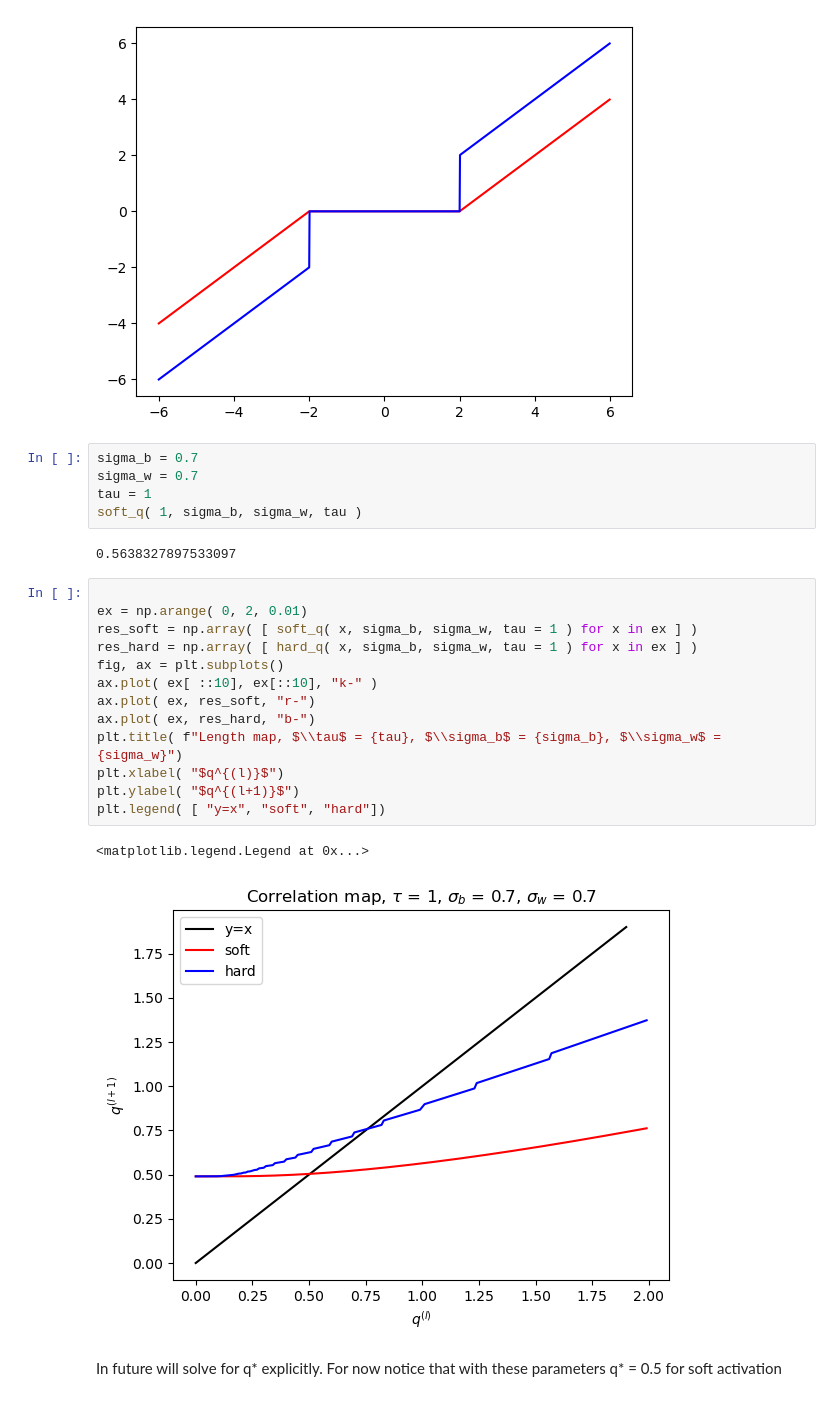
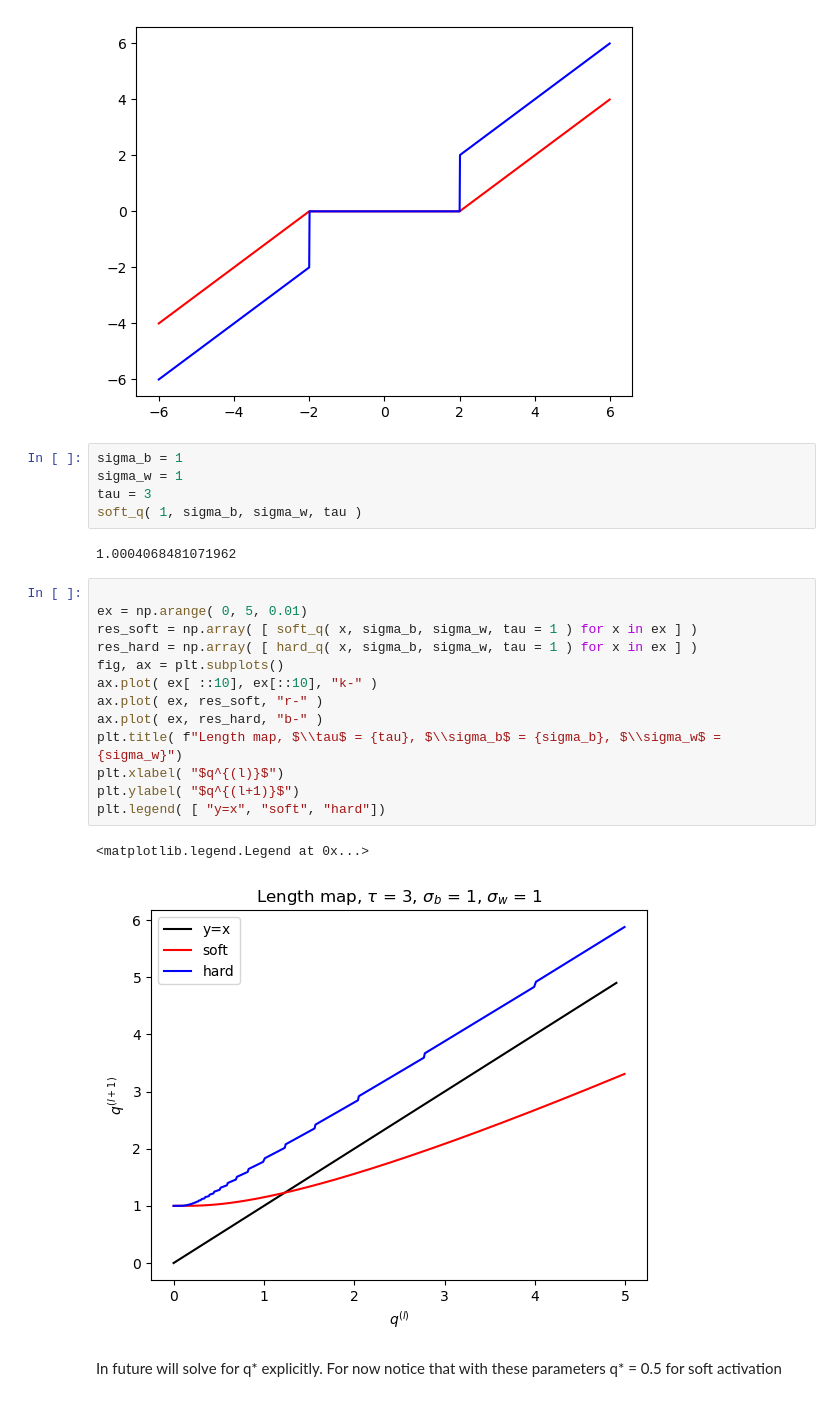
Before and after one commit to ndaultryball1/activation_sparsity, a Jupyter notebook: experiment.ipynb, the cells around one changed output. Saved outputs shown, nothing was run; the diff lists cells and outputs as text.

```diff
--- a/experiment.ipynb
+++ b/experiment.ipynb
@@ -17,28 +21,28 @@ plt.plot( x_axis, res_hard , "b-" )
 [<matplotlib.lines.Line2D at 0x...>]
 [figure]
 # %%
-sigma_b = 0.7
-sigma_w = 0.7
-tau = 1
+sigma_b = 1
+sigma_w = 1
+tau = 3
 soft_q( 1, sigma_b, sigma_w, tau )
 # %% [output]
-0.5638327897533097
+1.0004068481071962
 # %%
 
-ex = np.arange( 0, 2, 0.01)
+ex = np.arange( 0, 5, 0.01)
 res_soft = np.array( [ soft_q( x, sigma_b, sigma_w, tau = 1 ) for x in ex ] )
 res_hard = np.array( [ hard_q( x, sigma_b, sigma_w, tau = 1 ) for x in ex ] )
 fig, ax = plt.subplots()
 ax.plot( ex[ ::10], ex[::10], "k-" )
-ax.plot( ex, res_soft, "r-")
-ax.plot( ex, res_hard, "b-")
+ax.plot( ex, res_soft, "r-" )
+ax.plot( ex, res_hard, "b-" )
 plt.title( f"Length map, $\\tau$ = {tau}, $\\sigma_b$ = {sigma_b}, $\\sigma_w$ = {sigma_w}")
 plt.xlabel( "$q^{(l)}$")
 plt.ylabel( "$q^{(l+1)}$")
 plt.legend( [ "y=x", "soft", "hard"])
 # %% [output]
 <matplotlib.legend.Legend at 0x...>
-[figure, old version]
+[figure, new version]
 # %% [markdown]
 In future will solve for q* explicitly. For now notice that with these parameters q* = 0.5 for soft activation
 # %%
```
Also changed, not shown: parts of 10 cells of this notebook, 14 other files.
